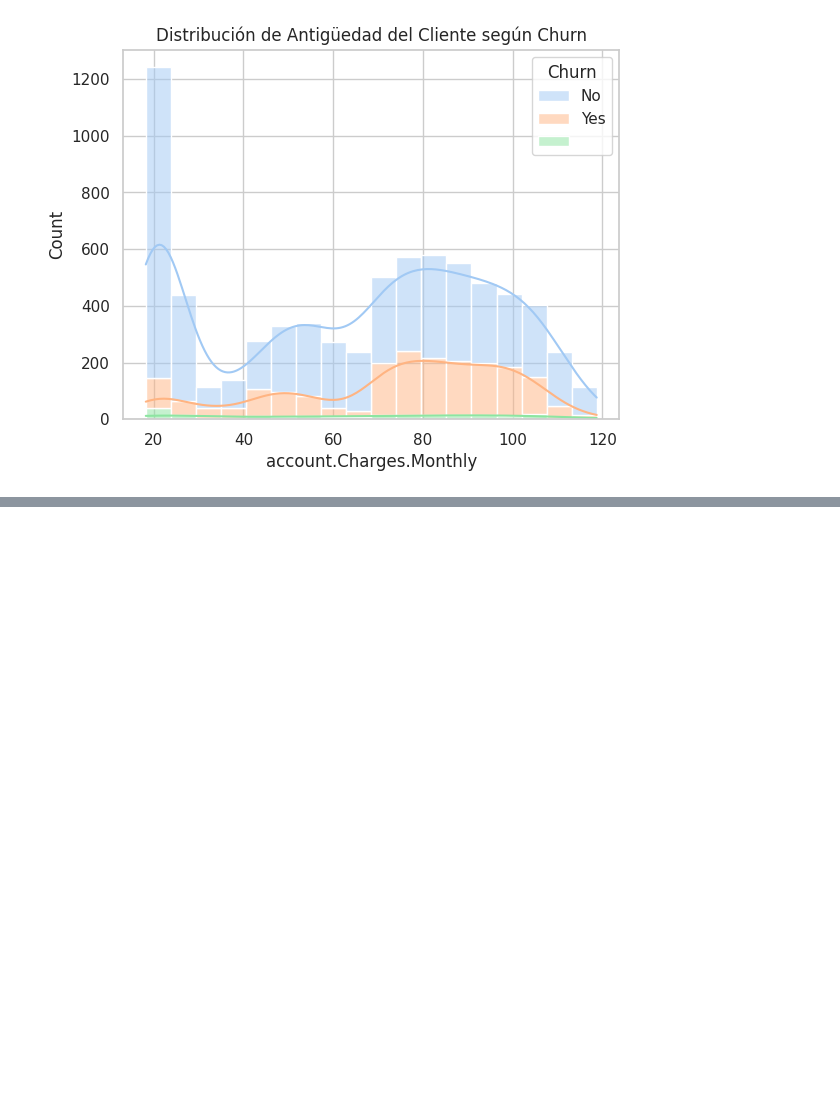
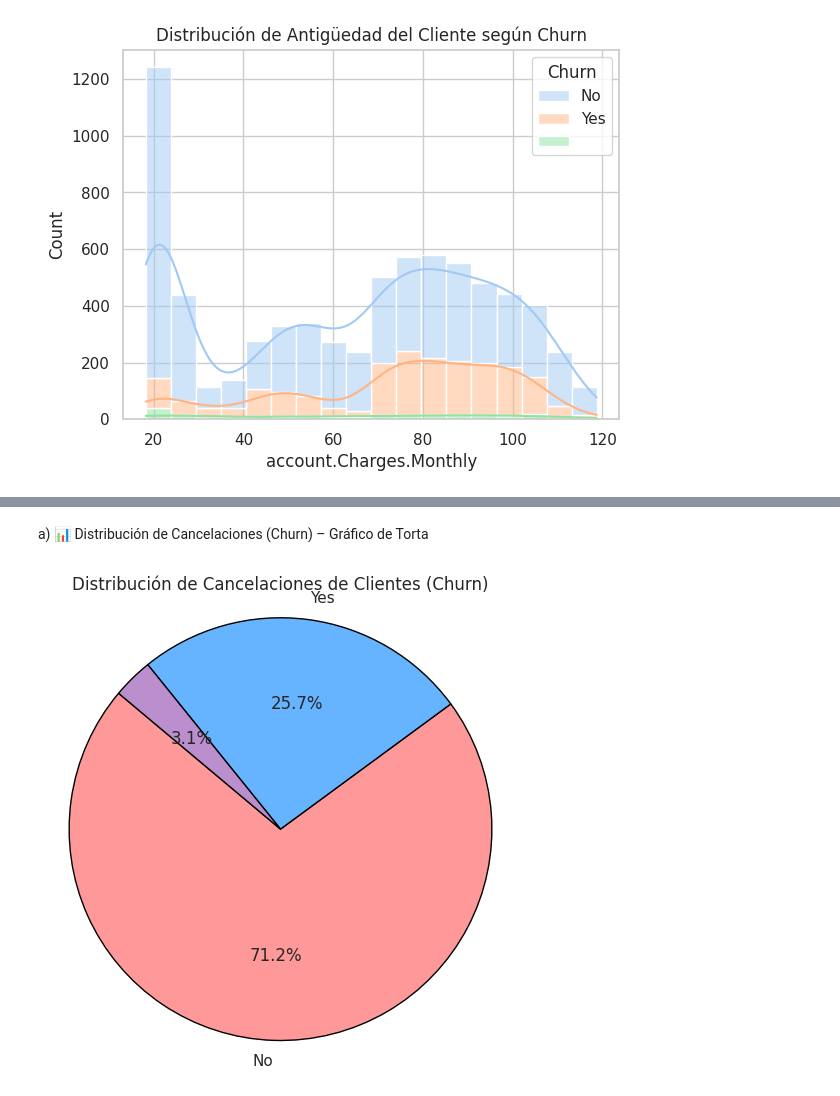
Before and after one commit to ValeriaPFR/Challenge-Telecom-X, a Jupyter notebook: Telecom_Challenge_VFR.ipynb, the cells around one changed output, grey strips where cells are left out. Cells and saved outputs as stored; diff of their text form; code cells hidden in the pictures; blank space fills up the shorter version.

Commit message:
Challenge final con gráficos y conclusiones.

```diff
--- a/Telecom_Challenge_VFR.ipynb
+++ b/Telecom_Challenge_VFR.ipynb
@@ -435,0 +392,17 @@ Se elaboró un **heatmap cruzando `gender`, `contract` e `internet_service`** pa
+# %% [markdown]
+a) 📊 Distribución de Cancelaciones (Churn) – Gráfico de Torta
+# %%
+import matplotlib.pyplot as plt
+
+# Gráfico de proporción de churn
+labels = df['Churn'].value_counts().index
+sizes = df['Churn'].value_counts().values
+colors = ['#ff9999','#66b3ff', '#bb8fce']
+
+plt.figure(figsize=(6,6))
+plt.pie(sizes, labels=labels, autopct='%1.1f%%', startangle=140, colors=colors, wedgeprops={'edgecolor': 'black'})
+plt.title('Distribución de Cancelaciones de Clientes (Churn)')
+plt.axis('equal')
+plt.show()
+# %% [output]
+[figure, added]
```
Also changed, not shown: parts of 10 cells of this notebook.
